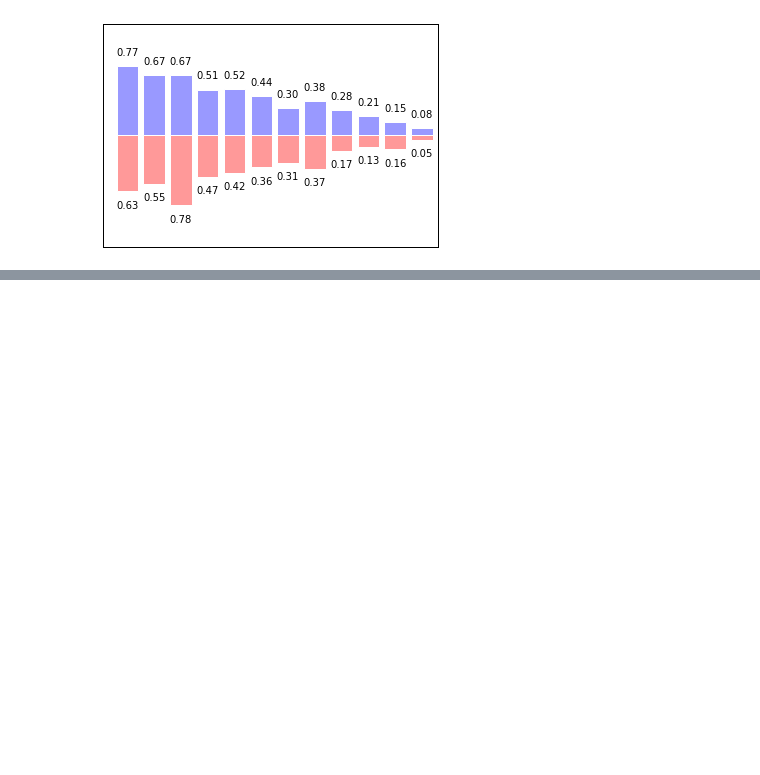
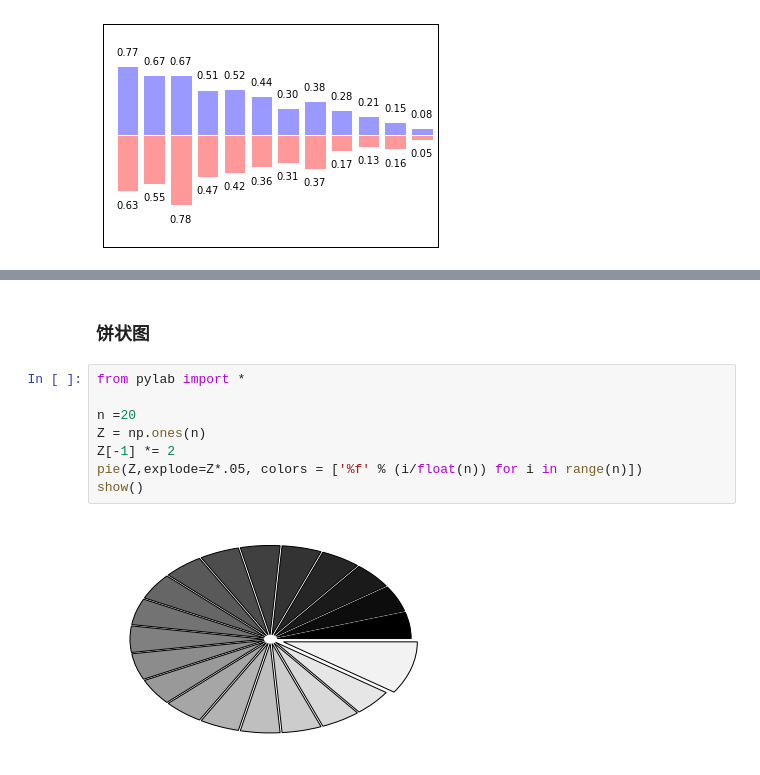
Before and after one commit to lihow/PythonL, a Jupyter notebook: Matplotlib学习.ipynb, the cells around one changed output, grey strips where cells are left out. Drawn from its saved outputs; the diff is of its cells as text; blank space fills up the shorter version.

```diff
--- a/Matplotlib学习.ipynb
+++ b/Matplotlib学习.ipynb
@@ -395,0 +436,12 @@ show()
+# %% [markdown]
+### 饼状图
+# %%
+from pylab import *
+
+n =20
+Z = np.ones(n)
+Z[-1] *= 2
+pie(Z,explode=Z*.05, colors = ['%f' % (i/float(n)) for i in range(n)])
+show()
+# %% [output]
+[figure, added]
```
Also changed, not shown: parts of 14 cells of this notebook.
